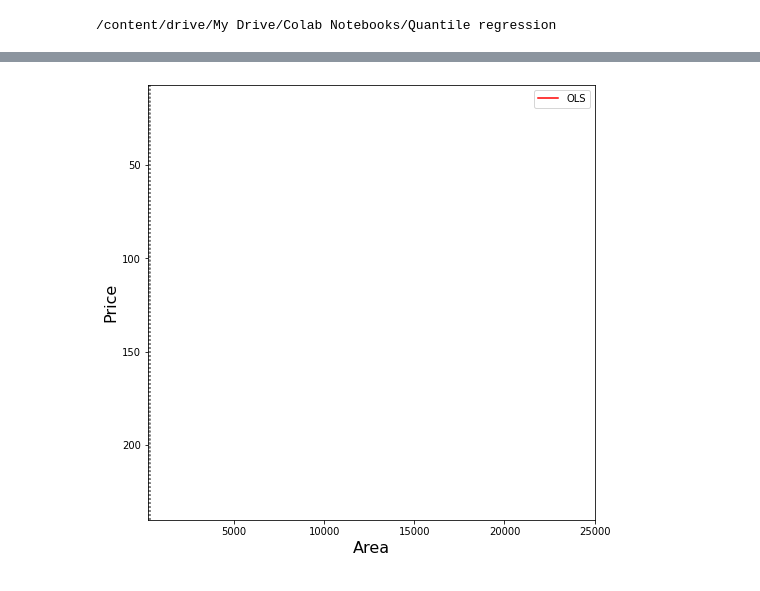
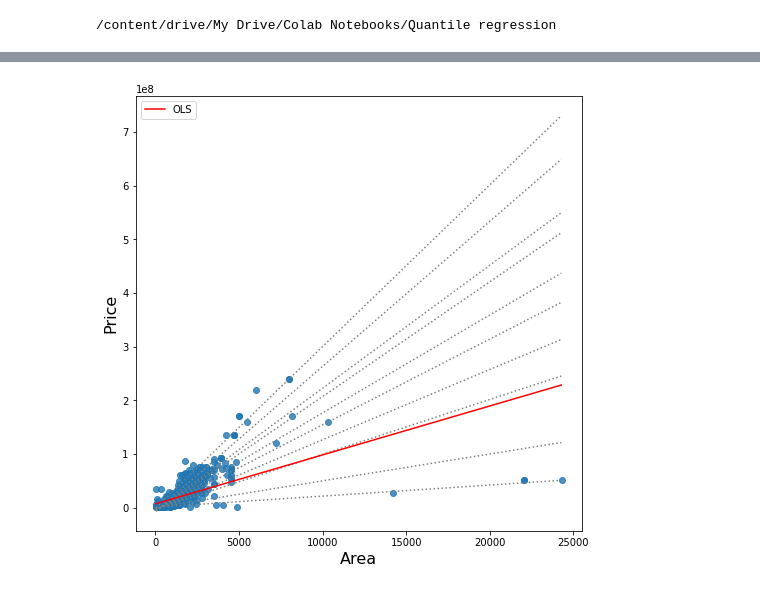
Before and after one commit to Meet200/Machine_Learning-, a Jupyter notebook: Quantile_regression_.ipynb, the cells around one changed output, grey strips where cells are left out. Cells and saved outputs as stored; diff of their text form; code cells hidden in the pictures.

```diff
--- a/Quantile_regression_.ipynb
+++ b/Quantile_regression_.ipynb
@@ -49,7 +50,7 @@ memory usage: 108.3+ KB
 # %%
 # ploting scatterplot of house price v/s Are
 from pylab import rcParams
-rcParams['figure.figsize'] = 20,10
+rcParams['figure.figsize'] = 8,8
 sns.scatterplot(house_dataset['Area'],house_dataset['Price'])
 # %% [output]
 <matplotlib.axes._subplots.AxesSubplot at 0x...>
@@ -116,20 +117,18 @@ print(ols)
 # %%
 x = np.arange(house_dataset.Area.min(), house_dataset.Area.max(), 50)
 get_y = lambda a, b: a + b * x
 
 fig, ax = plt.subplots(figsize=(8,8))
 
 for i in range(models.shape[0]):
     y = get_y(models.a[i], models.b[i])
     ax.plot(x, y, linestyle = 'dotted', color = 'grey')
 y = get_y(ols['a'], ols['b'])
 
 ax.plot(x, y, color='red', label='OLS')
-ax.scatter(house_dataset.Area,house_dataset.Price, alpha=.001)
-ax.set_xlim((240, 25000))
-ax.set_ylim((240, 7))
+ax.scatter(house_dataset.Area,house_dataset.Price, alpha=0.8)
 legend = ax.legend()
 ax.set_xlabel('Area', fontsize = 16)
 ax.set_ylabel('Price', fontsize = 16);
 # %% [output]
-[figure, old version]
+[figure, new version]
```
Also changed, not shown: parts of 7 cells of this notebook.
